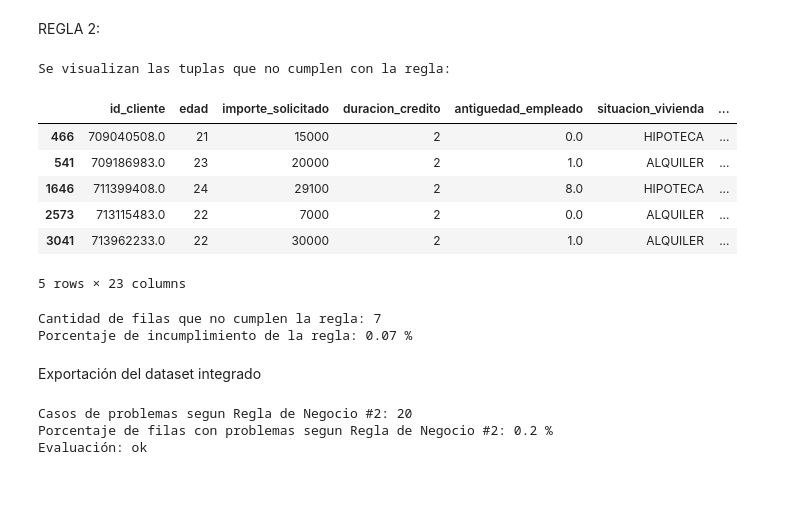
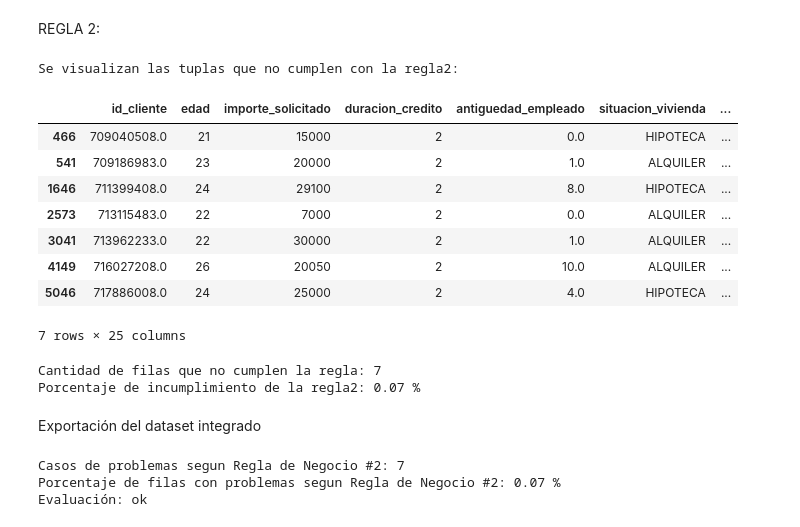
Before and after one commit to maripinta/actividad1-13MBID, a Jupyter notebook: notebooks/02-Comprensión-Datos/CD03-Verificacion-calidad_MaritzaPinta.ipynb, the cells around one changed output. Drawn from its saved outputs; the diff is of its cells as text; code cells hidden in the pictures; blank space fills up the shorter version.

```diff
--- a/notebooks/Comprensión-Datos/CD03-Verificacion-calidad_MaritzaPinta.ipynb
+++ b/notebooks/02-Comprensión-Datos/CD03-Verificacion-calidad_MaritzaPinta.ipynb
@@ -1064,49 +1064,52 @@ Evaluación: ok
 REGLA 2:
 # %%
 # Se puede definir una función para aplicar los cálculos
-def regla_pct_ingresos_credito(row):
+def regla2_pct_ingresos_credito(row):
     # Extraer las columnas relevantes
     duracion_credito = row.duracion_credito
     pct_ingreso = row.pct_ingreso
     situacion_vivienda = row.situacion_vivienda
 
     # Condición de la Regla 2
     if duracion_credito == 2 and pct_ingreso > 0.6 and situacion_vivienda != 'PROPIA':
         # Es un error, no cumple la regla definida
         return 'err'
     else:
         return 'ok'
 
 
 # Aplicar la función para todos los elementos del dataset
-regla_pct_ingresos = df_integrado.apply(lambda row: regla_pct_ingresos_credito(row), axis=1).rename("regla_pct_ingresos")
+regla2_pct_ingresos = df_integrado.apply(lambda row: regla2_pct_ingresos_credito(row), axis=1).rename("regla2_pct_ingresos")
 
 # Unir los resultados al dataset inicial
-df_resultado = pd.concat([df_integrado, regla_pct_ingresos], axis=1)
+df_resultado = pd.concat([df_integrado, regla2_pct_ingresos], axis=1)
 
 # Visualizar las tuplas que no cumplen con la regla
-print("Se visualizan las tuplas que no cumplen con la regla:\n")
-display(df_resultado[df_resultado.regla_pct_ingresos == 'err'].head())
+print("Se visualizan las tuplas que no cumplen con la regla2:\n")
+display(df_resultado[df_resultado.regla2_pct_ingresos == 'err'])
+
 
 # Verificar la cantidad de elementos que no cumplen con la regla
-aux = df_resultado[df_resultado.regla_pct_ingresos == 'err']
+aux = df_resultado[df_resultado.regla2_pct_ingresos == 'err']
 print(f"Cantidad de filas que no cumplen la regla: {aux.shape[0]}")
 
 # Calcular porcentaje de incumplimiento
 total_filas = df_integrado.shape[0]
 porcentaje_incumplimiento = (aux.shape[0] / total_filas) * 100 if total_filas > 0 else 0
-print(f"Porcentaje de incumplimiento de la regla: {round(porcentaje_incumplimiento, 2)} %")
+print(f"Porcentaje de incumplimiento de la regla2: {round(porcentaje_incumplimiento, 2)} %")
 # %% [output]
-Se visualizan las tuplas que no cumplen con la regla:
+Se visualizan las tuplas que no cumplen con la regla2:
 |  | id_cliente | edad | importe_solicitado | duracion_credito | antiguedad_empleado | situacion_vivienda | ... |
 | 466 | 709040508.0 | 21 | 15000 | 2 | 0.0 | HIPOTECA | ... |
 | 541 | 709186983.0 | 23 | 20000 | 2 | 1.0 | ALQUILER | ... |
 | 1646 | 711399408.0 | 24 | 29100 | 2 | 8.0 | HIPOTECA | ... |
 | 2573 | 713115483.0 | 22 | 7000 | 2 | 0.0 | ALQUILER | ... |
 | 3041 | 713962233.0 | 22 | 30000 | 2 | 1.0 | ALQUILER | ... |
+| 4149 | 716027208.0 | 26 | 20050 | 2 | 10.0 | ALQUILER | ... |
+| 5046 | 717886008.0 | 24 | 25000 | 2 | 4.0 | HIPOTECA | ... |
-5 rows × 23 columns
+7 rows × 25 columns
 Cantidad de filas que no cumplen la regla: 7
-Porcentaje de incumplimiento de la regla: 0.07 %
+Porcentaje de incumplimiento de la regla2: 0.07 %
 # %% [markdown]
 Exportación del dataset integrado
 # %%
@@ -1124,8 +1127,8 @@ def calcular_evaluacion_regla2():
 
 calcular_evaluacion_regla2()
 # %% [output]
-Casos de problemas segun Regla de Negocio #2: 20
-Porcentaje de filas con problemas segun Regla de Negocio #2: 0.2 %
+Casos de problemas segun Regla de Negocio #2: 7
+Porcentaje de filas con problemas segun Regla de Negocio #2: 0.07 %
 Evaluación: ok
 # %%
 df_integrado.to_csv("../../data/processed/datos_integrados.csv", sep=";", index=False)
```
Also changed, not shown: parts of 4 cells of this notebook, 2 other files.
